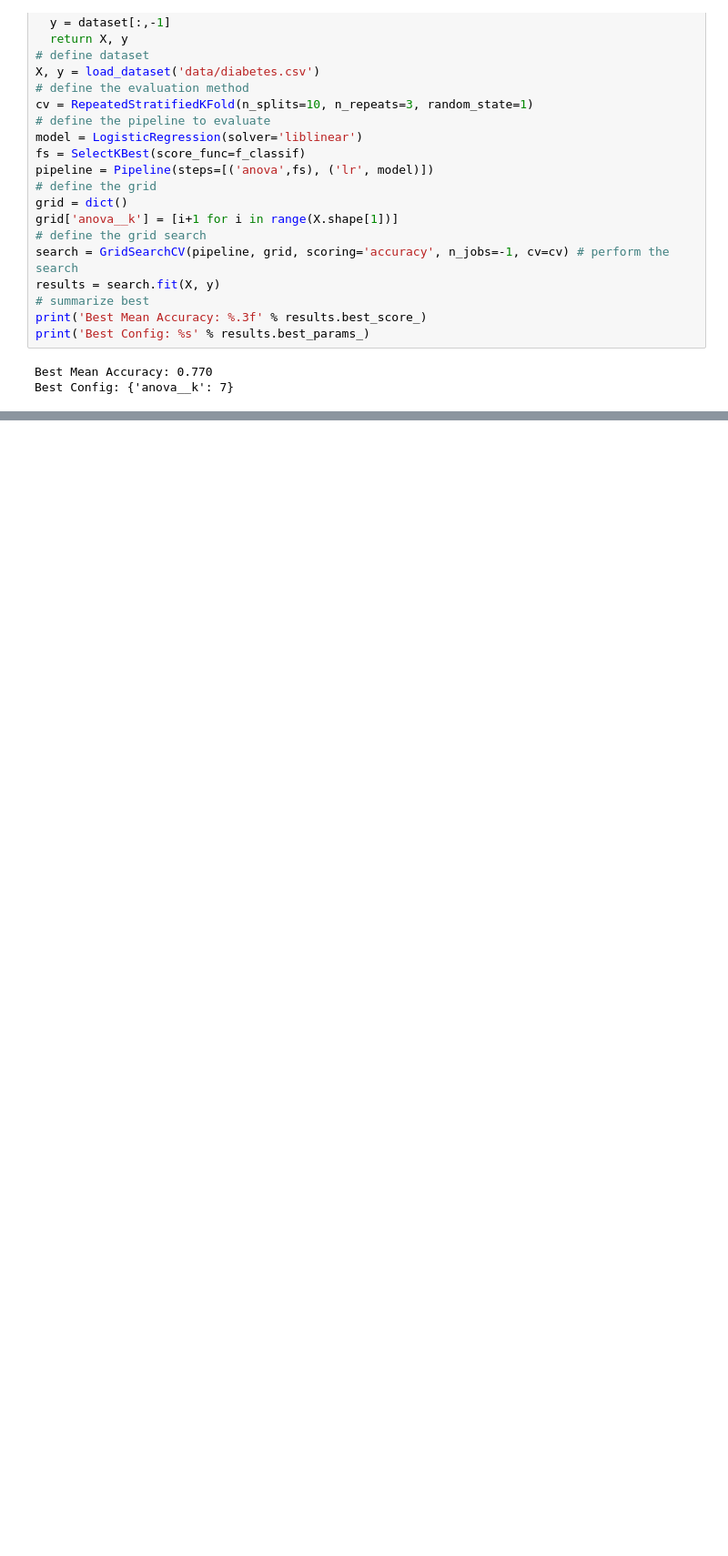
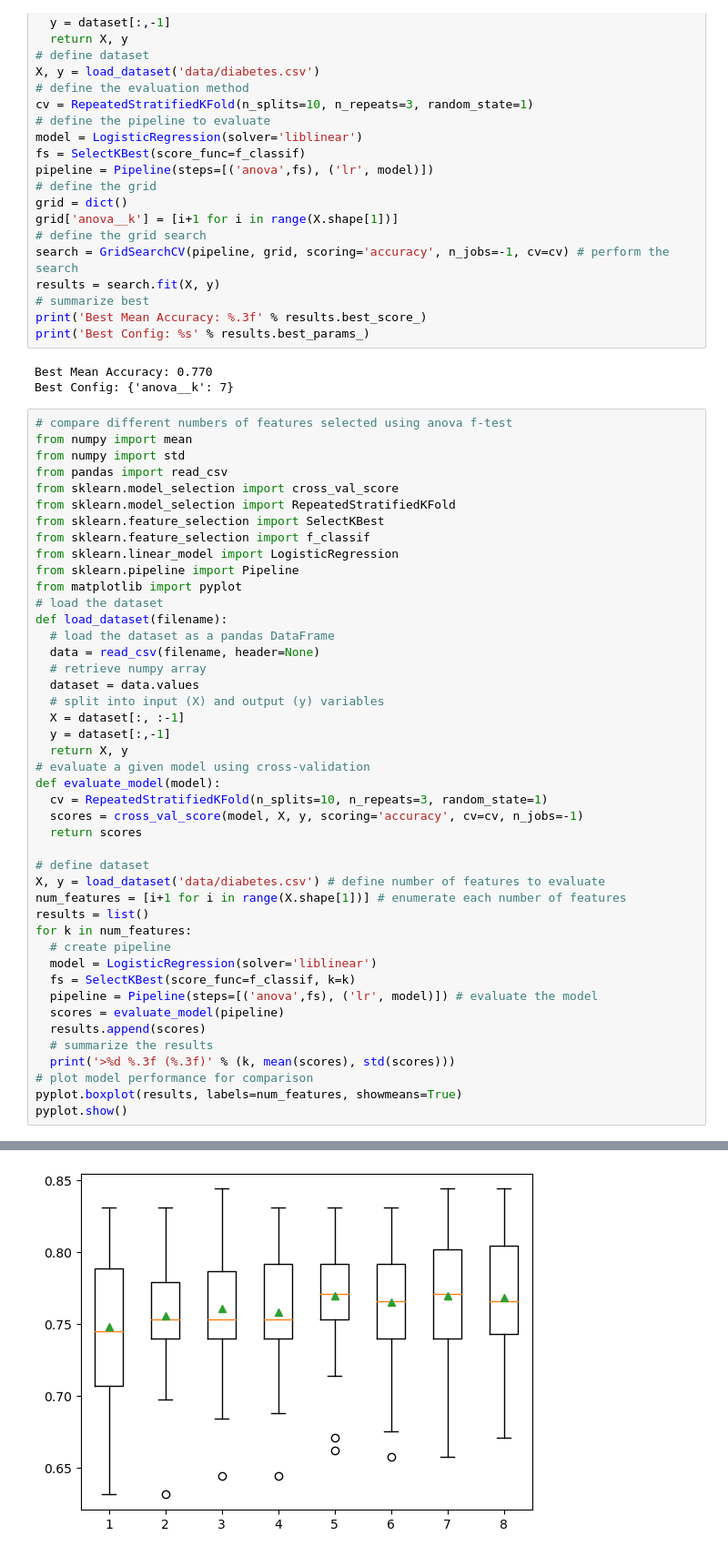
Before and after one commit to MaukanMir/Data-Preperation-For-ML, a Jupyter notebook: feature_selection.ipynb, the cells around one changed output, grey strips where cells are left out. Shown at 91% size. Drawn from its saved outputs; the diff is of its cells as text; blank space fills up the shorter version.

Commit message:
Added new model

```diff
--- a/feature_selection.ipynb
+++ b/feature_selection.ipynb
@@ -691,3 +691,48 @@ print('Best Config: %s' % results.best_params_)
 # %% [output]
 Best Mean Accuracy: 0.770
 Best Config: {'anova__k': 7}
+# %%
+# compare different numbers of features selected using anova f-test
+from numpy import mean
+from numpy import std
+from pandas import read_csv
+from sklearn.model_selection import cross_val_score
+from sklearn.model_selection import RepeatedStratifiedKFold
+from sklearn.feature_selection import SelectKBest
+from sklearn.feature_selection import f_classif
+from sklearn.linear_model import LogisticRegression
+from sklearn.pipeline import Pipeline
+from matplotlib import pyplot
+# load the dataset
+def load_dataset(filename):
+  # load the dataset as a pandas DataFrame
+  data = read_csv(filename, header=None)
+  # retrieve numpy array
+  dataset = data.values
+  # split into input (X) and output (y) variables
+  X = dataset[:, :-1]
+  y = dataset[:,-1]
+  return X, y
+# evaluate a given model using cross-validation
+def evaluate_model(model):
+  cv = RepeatedStratifiedKFold(n_splits=10, n_repeats=3, random_state=1)
+  scores = cross_val_score(model, X, y, scoring='accuracy', cv=cv, n_jobs=-1)
+  return scores
+
+# define dataset
+X, y = load_dataset('data/diabetes.csv') # define number of features to evaluate
+num_features = [i+1 for i in range(X.shape[1])] # enumerate each number of features
+results = list()
+for k in num_features:
+  # create pipeline
+  model = LogisticRegression(solver='liblinear')
+  fs = SelectKBest(score_func=f_classif, k=k)
+  pipeline = Pipeline(steps=[('anova',fs), ('lr', model)]) # evaluate the model
+  scores = evaluate_model(pipeline)
+  results.append(scores)
+  # summarize the results
+  print('>%d %.3f (%.3f)' % (k, mean(scores), std(scores)))
+# plot model performance for comparison
+pyplot.boxplot(results, labels=num_features, showmeans=True)
+pyplot.show()
+# %% [output]
@@ -693,0 +747 @@ Best Config: {'anova__k': 7}
+[figure, added]
```
Also changed, not shown: parts of 8 cells of this notebook.
